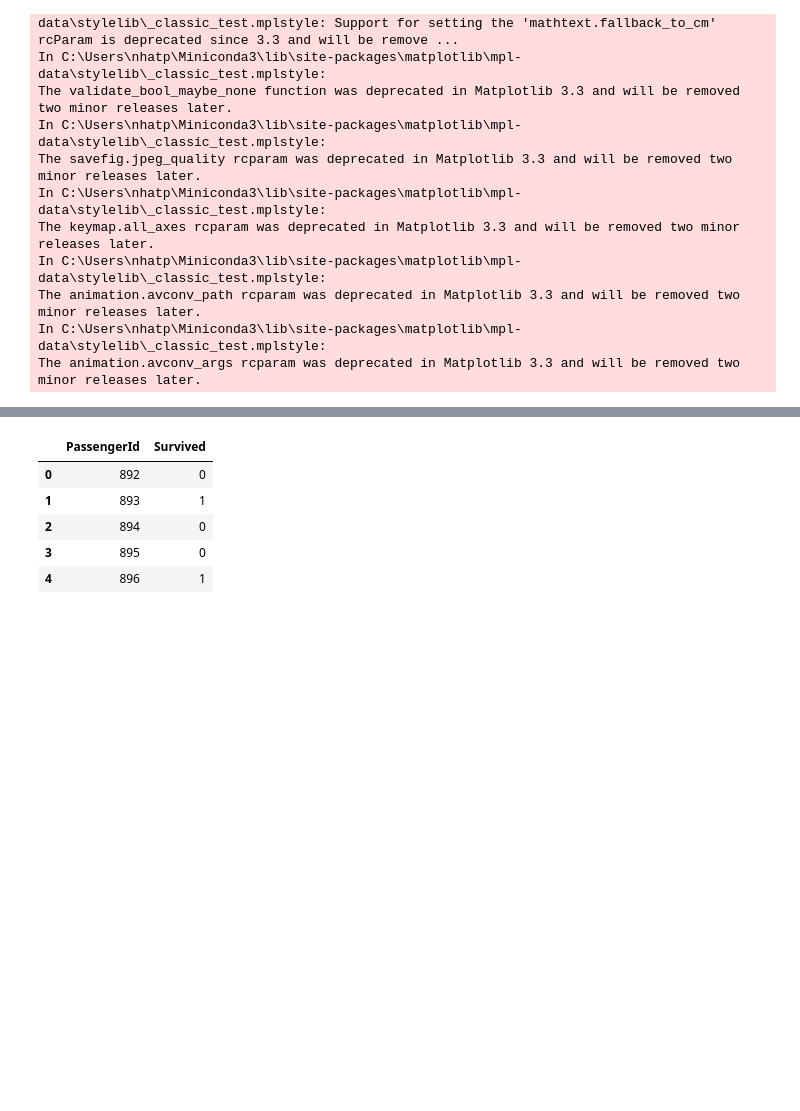
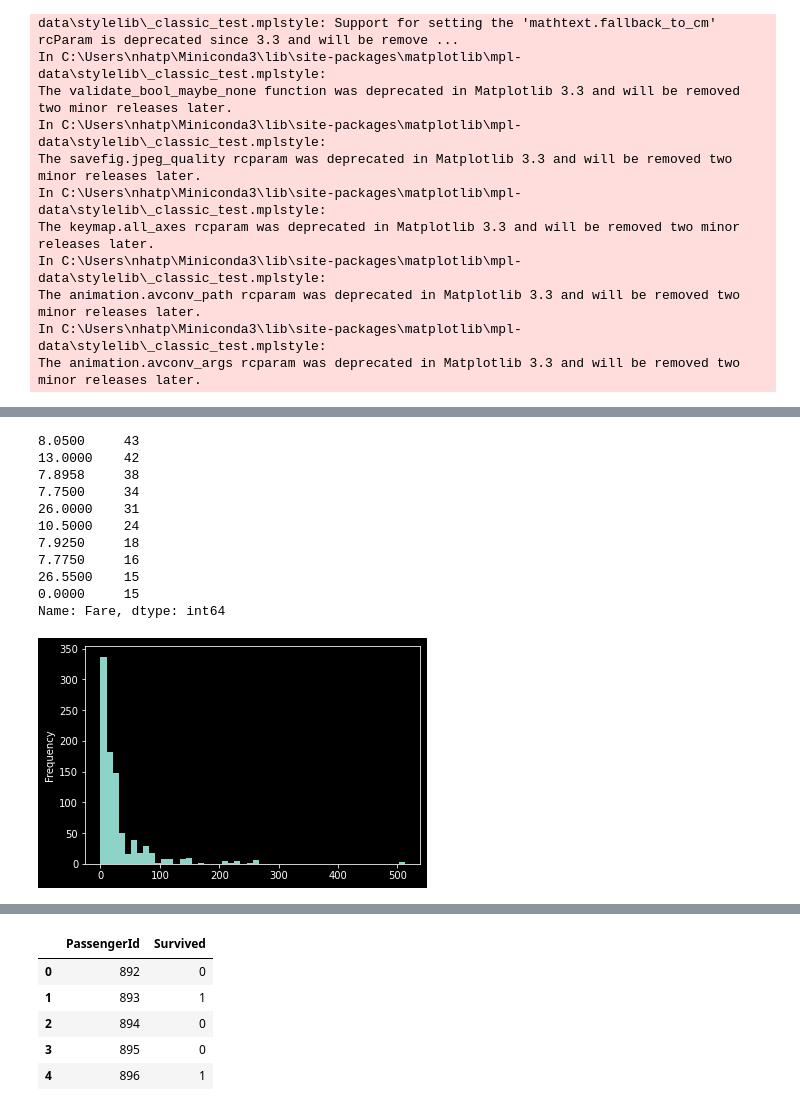
Before and after one commit to nhatpbdlb/titanic_kaggle, a Jupyter notebook: titanic_kaggle.ipynb, the cells around one changed output, grey strips where cells are left out. Cells and saved outputs as stored; diff of their text form; code cells hidden in the pictures; blank space fills up the shorter version.

```diff
--- a/titanic_kaggle.ipynb
+++ b/titanic_kaggle.ipynb
@@ -65,3 +96,19 @@ train.head()
+# %%
+train.Fare.plot.hist(bins=50)
+train.Fare.value_counts().head(10)
+# %% [output]
+8.0500     43
+13.0000    42
+7.8958     38
+7.7500     34
+26.0000    31
+10.5000    24
+7.9250     18
+7.7750     16
+26.5500    15
+0.0000     15
+Name: Fare, dtype: int64
+[figure, added]
 # %%
 test.head()
 # %% [output]
```
Also changed, not shown: parts of 78 cells of this notebook, 33 other files.
